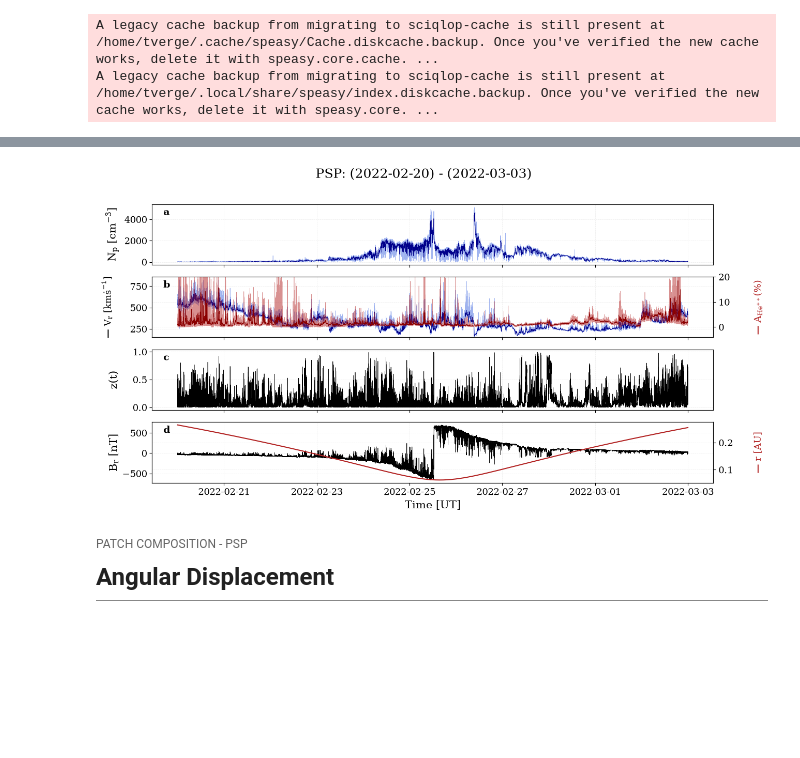
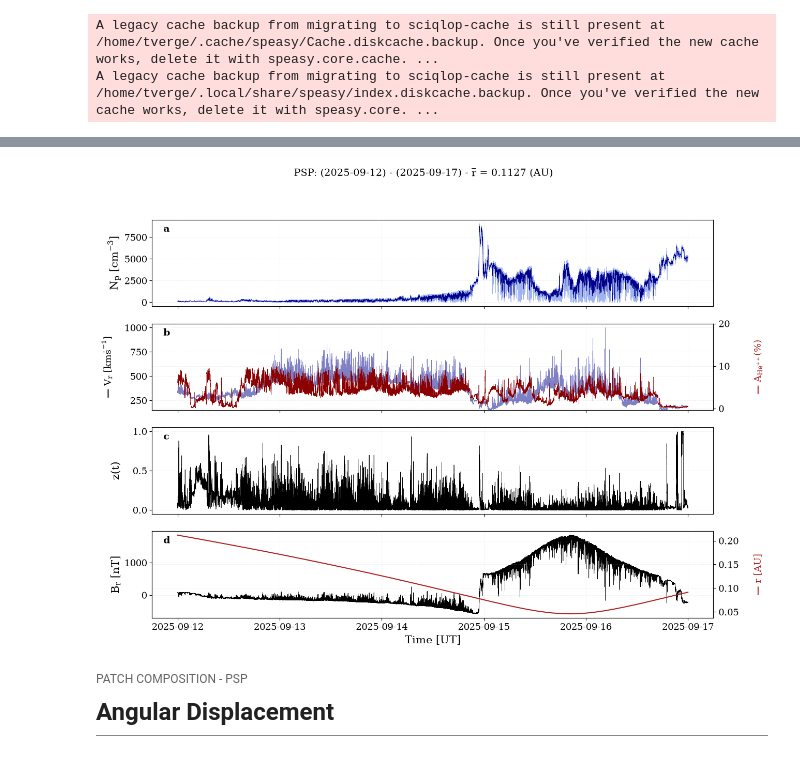
Before and after one commit to TristanVrg/patch-composition, a Jupyter notebook: Analysis/patch-psp.ipynb, the cells around one changed output, grey strips where cells are left out. Cells and saved outputs as stored; diff of their text form; code cells hidden in the pictures; blank space fills up the shorter version.

```diff
--- a/Analysis/patch-psp.ipynb
+++ b/Analysis/patch-psp.ipynb
@@ -51,7 +99,7 @@ rcParams['grid.linewidth'] = 0.5
 # %%
 """ Time Config """
-start_PSP = datetime(2022, 2, 20)
-stop_PSP  = datetime(2022, 3, 3)
+start_PSP = datetime(2025, 9, 12)
+stop_PSP  = datetime(2025, 9, 17)
 # %%
 """ Get Data """
 data_psp = load_data(start_PSP, stop_PSP, "psp")
@@ -73,6 +121,15 @@ data_psp
 # %%
 """ Derived parameters """
+# --- Alpha percent
 alpha_percent_psp = data_psp['Na'] / (data_psp['Na'] + data_psp['Np']) * 100
+alpha_percent_psp_clean = clean_alpha_abundance(
+    alpha_percent=alpha_percent_psp,
+    threshold=10,  # Exemple : seuil à 10 %
+    window=21       # Exemple : fenêtre de 21 points
+)
+
+# --- Normalised magnetic field
+Br_norm_PSP = data_psp['Br'] * (data_psp['r_sun']**2)
 # %%
 """ Normalised Deflection """
 z_psp = normalised_deflection(data_psp)
@@ -80,14 +137,19 @@ z_psp = normalised_deflection(data_psp)
 """ Averaged quantities """
 Vp_r_psp_average = average(data_psp['Vp_r'], 100)
 
-Np_avrg = average(data_psp['Np'], 100)
+Np_avrg = average(data_psp['Np'], 50)
 
-alpha_percent_avrg = average(alpha_percent_psp, 100)
+alpha_percent_clean_avrg = average(alpha_percent_psp_clean, 25)
+alpha_percent_psp_avrg = average(alpha_percent_psp, 25)
+
+r_avrg = np.mean(data_psp['r_sun'])
 # %%
-fig, (ax1, ax2, ax3, ax4) = plt.subplots(4, 1, sharex=True, figsize=(14,7))
-fig.suptitle(rf"PSP: ({start_PSP.strftime('%Y-%m-%d')}) - ({stop_PSP.strftime('%Y-%m-%d')})")
+fig, (ax1, ax2, ax3, ax4) = plt.subplots(4, 1, sharex=True, figsize=(14,10))
 
-# plt.subplots_adjust(hspace=0)
+fig.suptitle(
+    rf"PSP: ({start_PSP.strftime('%Y-%m-%d')}) - ({stop_PSP.strftime('%Y-%m-%d')}) - $\overline{{r}}$ = {r_avrg:.4f} (AU)",
+    fontsize=14
+)
 
 plt.rcParams["mathtext.default"] = "regular"
 
@@ -99,12 +161,12 @@ ax1.plot(time_index, Np_avrg, color='darkblue', linewidth='0.5')
 ax1.set_ylabel('$N_p$ $[cm^{-3}]$')
 
 # --- Vr / A%
-ax2.plot(time_index, data_psp['Vp_r'], label='$V_p$', color='royalblue', linewidth='0.5', alpha=0.5)
-ax2.plot(time_index, Vp_r_psp_average, color='darkblue', linewidth='0.5')
+ax2.plot(time_index, data_psp['Vp_r'], label='$V_p$', color='darkblue', linewidth='0.5', alpha=0.5)
+#ax2.plot(time_index, Vp_r_psp_average, color='darkblue', linewidth='0.5')
 
 ax2b = ax2.twinx()
-ax2b.plot(time_index, alpha_percent_psp, label=r'$\alpha _{\%}$', color='firebrick', linewidth=0.5, alpha=0.5)
-ax2b.plot(time_index, alpha_percent_avrg ,color='darkred', linewidth=0.5)
+#ax2b.plot(time_index, alpha_percent_psp_avrg, label=r'$\alpha _{\%}$', color='firebrick', linewidth=0.5, alpha=0.5)
+ax2b.plot(time_index, alpha_percent_clean_avrg ,color='darkred', linewidth=0.5)
 
 #ax2b.set_yscale('log')
 ax2b.set_ylim(None, 20)
@@ -148,35 +210,35 @@ ax4b.annotate(
 ax4.set_xlabel('Time [UT]')
 
 fig.align_ylabels((ax1, ax2, ax3, ax4))
 
 # --- Panel labels
 panel_labels = {
     ax1: "a",
     ax2: "b",
     ax3: "c",
     ax4: "d"
 }
 
 for ax, lab in panel_labels.items():
     ax.text(
         0.02, 0.95, lab,
         transform=ax.transAxes,
         ha="left", va="top",
         fontsize=14, fontweight="bold",
         bbox=dict(facecolor="white", edgecolor="none", alpha=1.0, pad=2),
         zorder=10,
     )
 
 # Save
 fig.savefig(
     Path("..") / "Results" / "Figures" /
-    f"interval_{start_PSP.strftime('%Y-%m-%d')}_"
+    f"PSP_interval_{start_PSP.strftime('%Y-%m-%d')}_"
     f"{stop_PSP.strftime('%Y-%m-%d')}.png",
     dpi=300,
     bbox_inches="tight"
 )
 # %% [output]
-[figure, old version]
+[figure, new version]
 # %% [markdown]
 <div style="
     font-family: 'Times New Roman', serif;
```
Also changed, not shown: parts of 24 cells of this notebook, 2 other files.
